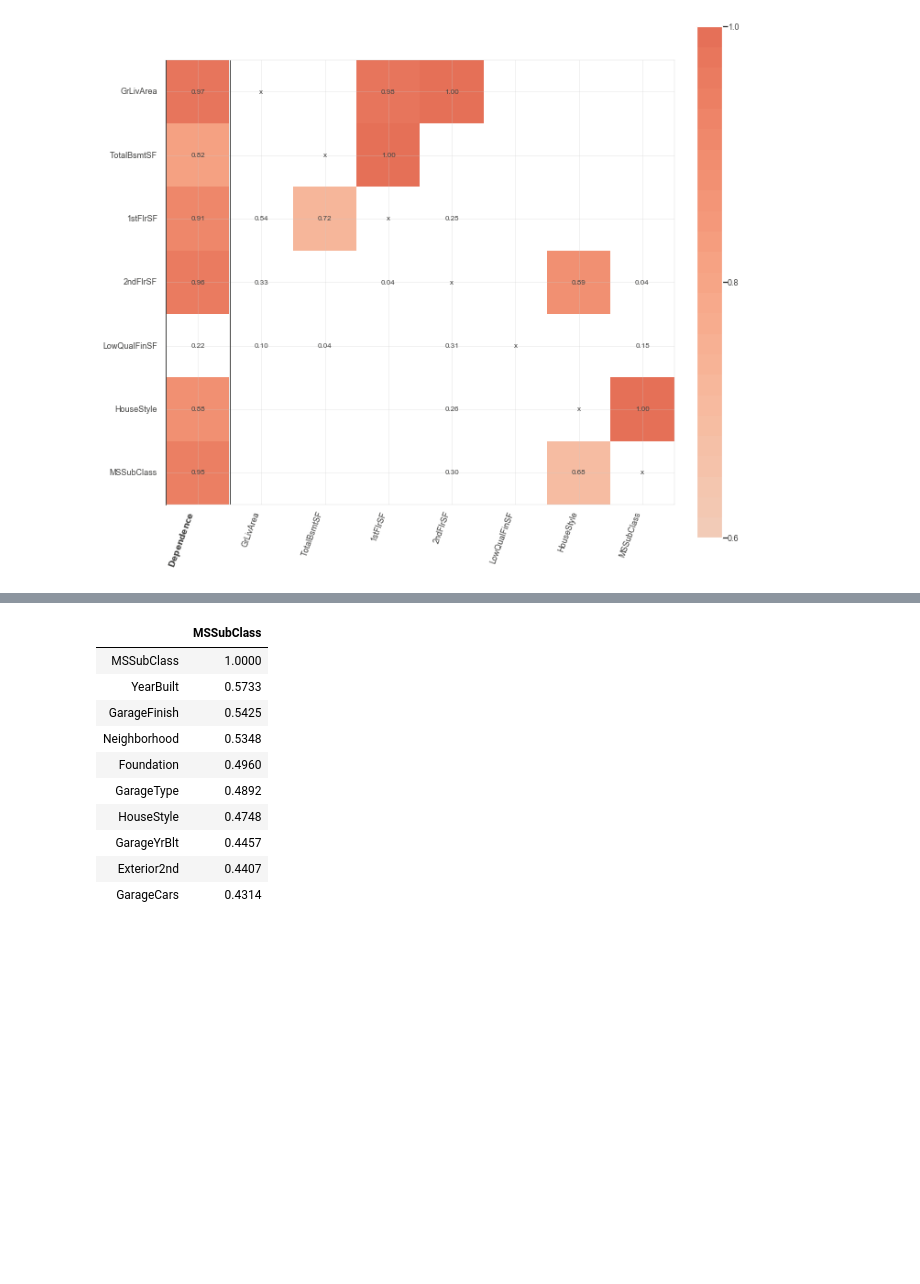
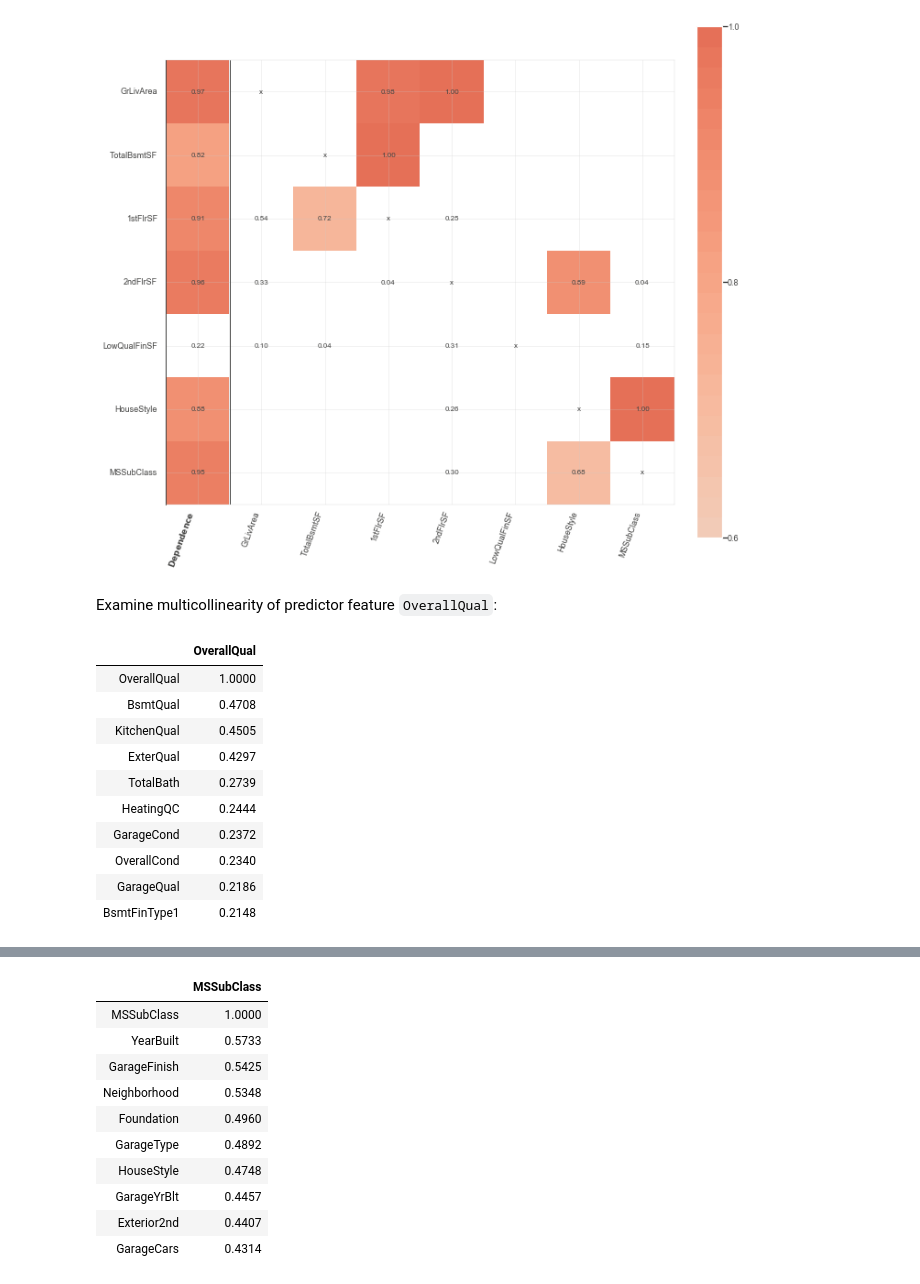
Before and after one commit to yslnam/collaborations, a Jupyter notebook: ml_housingprices/notebooks/You-Sun_Random_Forest_Notebook_Final.ipynb, the cells around one changed output, grey strips where cells are left out. Drawn from its saved outputs; the diff is of its cells as text; code cells hidden in the pictures; blank space fills up the shorter version.

```diff
--- a/ml_housingprices/notebooks/You-Sun_Random_Forest_Notebook_Final.ipynb
+++ b/ml_housingprices/notebooks/You-Sun_Random_Forest_Notebook_Final.ipynb
@@ -624,3 +621,22 @@ plot_dependence_heatmap(grlivarea_dep)
 # plt.savefig('../src/visualization/grlivarea_dep.png', dpi=300)
 # %% [output]
 [figure]
+# %% [markdown]
+Examine multicollinearity of predictor feature `OverallQual`:
+# %%
+pd.set_option('display.max_rows', len(feature_corr_matrix(X_train)['OverallQual']))
+overallqual_corr = pd.DataFrame(feature_corr_matrix(X_train)['OverallQual'].sort_values(ascending=False))
+overallqual_corr[:10]
+# overallqual_corr.tail(10).sort_values('OverallQual',ascending=True)
+# %% [output]
+|  | OverallQual |
+| OverallQual | 1.0000 |
+| BsmtQual | 0.4708 |
+| KitchenQual | 0.4505 |
+| ExterQual | 0.4297 |
+| TotalBath | 0.2739 |
+| HeatingQC | 0.2444 |
+| GarageCond | 0.2372 |
+| OverallCond | 0.2340 |
+| GarageQual | 0.2186 |
+| BsmtFinType1 | 0.2148 |
```
Also changed, not shown: parts of 9 cells of this notebook.
